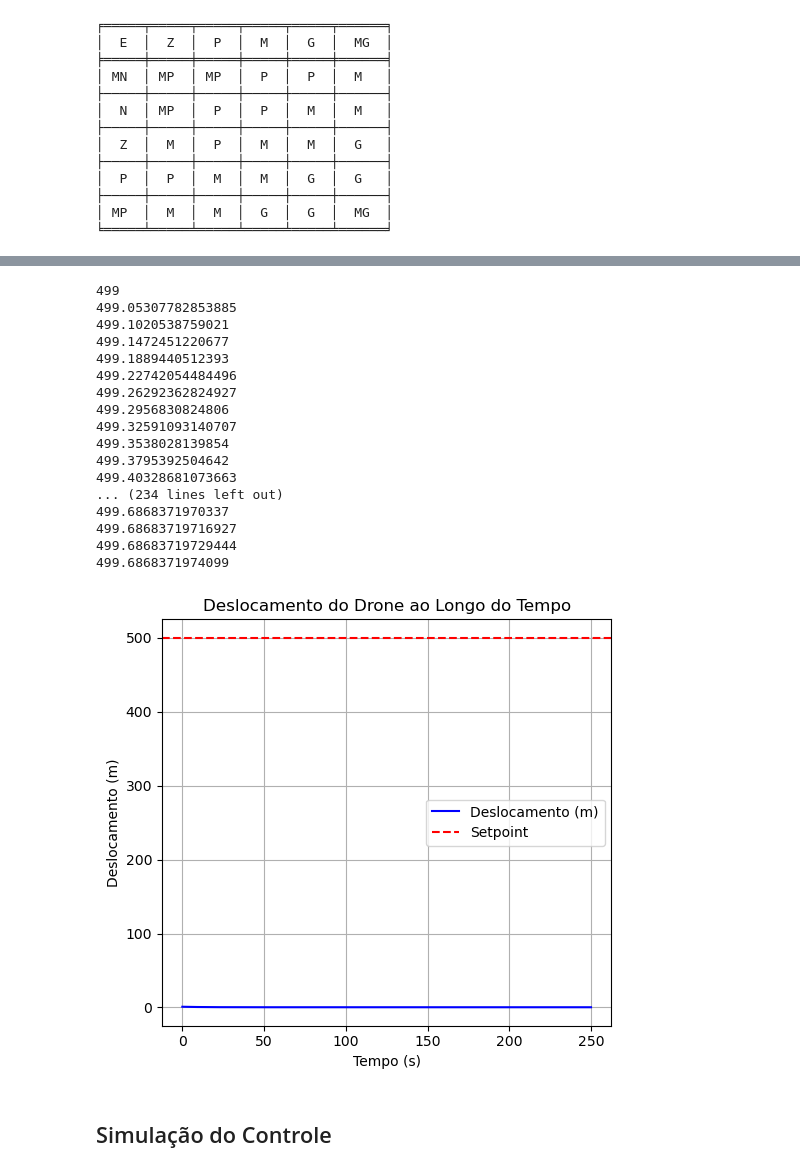
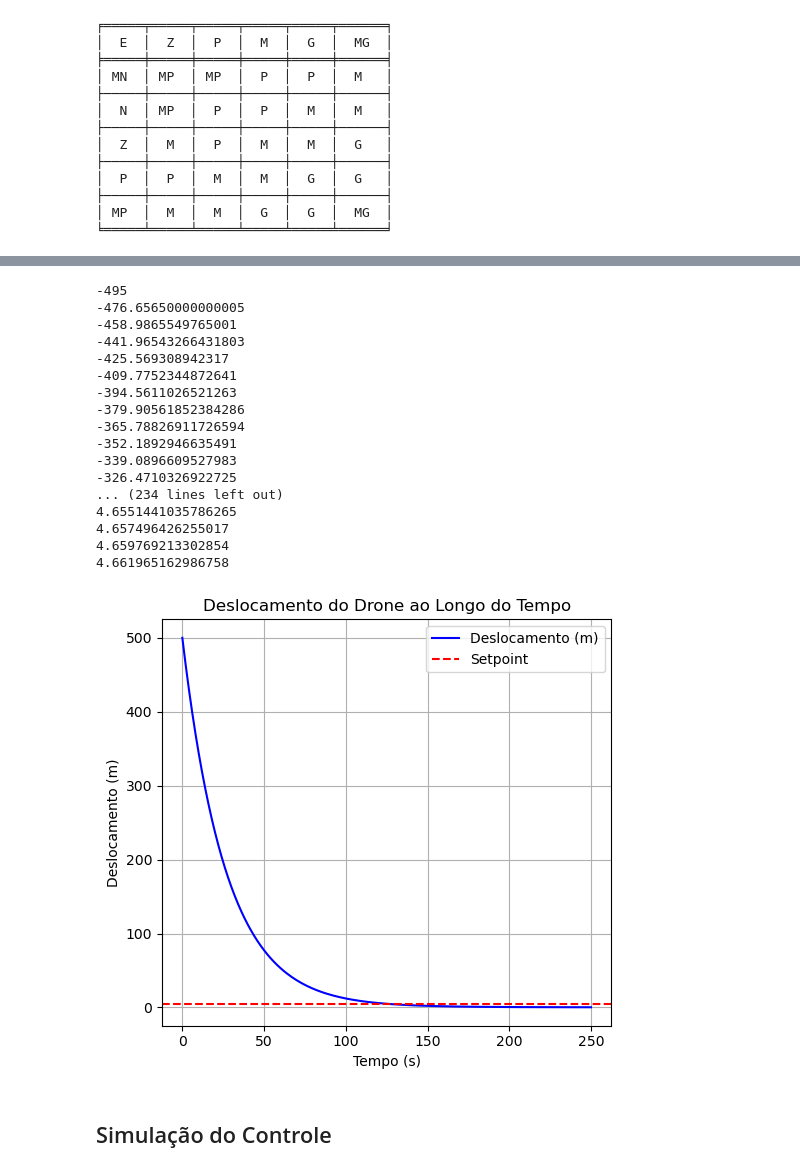
Before and after one commit to bsmvictor/C213-ControleFuzzyPD, a Jupyter notebook: FuzzyPD.ipynb, the cells around one changed output, grey strips where cells are left out. Cells and saved outputs as stored; diff of their text form; code cells hidden in the pictures.

```diff
--- a/FuzzyPD.ipynb
+++ b/FuzzyPD.ipynb
@@ -207,11 +224,11 @@ plt.show()
 # %%
-setpoint = 500  # Altitude desejada (em metros)
-d_t_minus_1 = 1  # posição atual do drone, em metros
+setpoint = 5  # Altitude desejada (em metros)
+d_t_minus_1 = 500  # posição atual do drone, em metros
 tempo = 250  # Tempo de simulação (em segundos)
 dt = 1  # Intervalo de tempo (em segundos)
 
 # Parâmetros do sistema fuzzy
-FA = 0.9  # Fator de Ajuste
+FA = 0.95  # Fator de Ajuste
 U_max = 4  # Velocidade máxima de descida (m/s)
 
 # Valores para armazenar deslocamentos e erros
@@ -233,61 +250,54 @@ for t in range(1, tempo + 1):
     ControleErro.compute()
 
     print(erro_atual)
-
-    if abs(erro_atual) < 10:
-        FA = 98.4825/100
-    elif abs(erro_atual) < 25:
-        FA = 99.4/100
-    else:
-        FA = 91/100
 
     # Obter a saída defuzzyficada (potência do motor)
     P_Motor = ControleErro.output['potencia_motor']
 
     # Divisão da potência entre os motores
     P_H13 = P_Motor
     P_H24 = P_Motor
 
     # Atualizar o deslocamento com a função de transferência
     d_t = FA * d_t_minus_1 * 1.01398 + (0.5 * (U_max * (P_H13 / 100) + U_max * (P_H24 / 100)))
     deslocamentos.append(d_t)
 
     # Atualizar o deslocamento anterior
     d_t_minus_1 = d_t
 
 # Gráficos
 plt.figure(figsize=(10, 5))
 
 # Gráfico do deslocamento
 plt.subplot(1, 2, 1)
 plt.plot(range(len(deslocamentos)), deslocamentos, label='Deslocamento (m)', color='blue')
 plt.axhline(setpoint, color='red', linestyle='--', label='Setpoint')
 plt.xlabel('Tempo (s)')
 plt.ylabel('Deslocamento (m)')
 plt.title('Deslocamento do Drone ao Longo do Tempo')
 plt.grid()
 plt.legend()
 plt.tight_layout()
 plt.show()
 # %% [output]
-499
-499.05307782853885
-499.1020538759021
-499.1472451220677
-499.1889440512393
-499.22742054484496
-499.26292362824927
-499.2956830824806
-499.32591093140707
-499.3538028139854
-499.3795392504642
-499.40328681073663
+-495
+-476.65650000000005
+-458.9865549765001
+-441.96543266431803
+-425.569308942317
+-409.7752344872641
+-394.5611026521263
+-379.90561852384286
+-365.78826911726594
+-352.1892946635491
+-339.0896609527983
+-326.4710326922725
 ... (234 lines left out)
-499.6868371970337
-499.68683719716927
-499.68683719729444
-499.6868371974099
+4.6551441035786265
+4.657496426255017
+4.659769213302854
+4.661965162986758
-[figure, old version]
+[figure, new version]
 # %% [markdown]
 ## Simulação do Controle
 # %%
```
Also changed, not shown: parts of 1 cell of this notebook.
